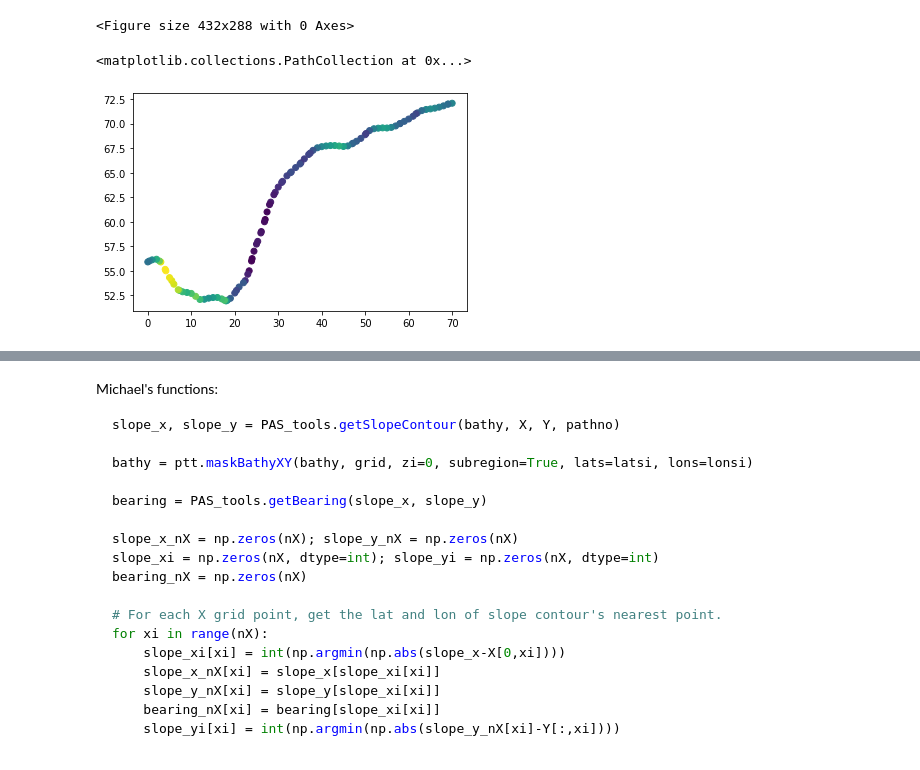
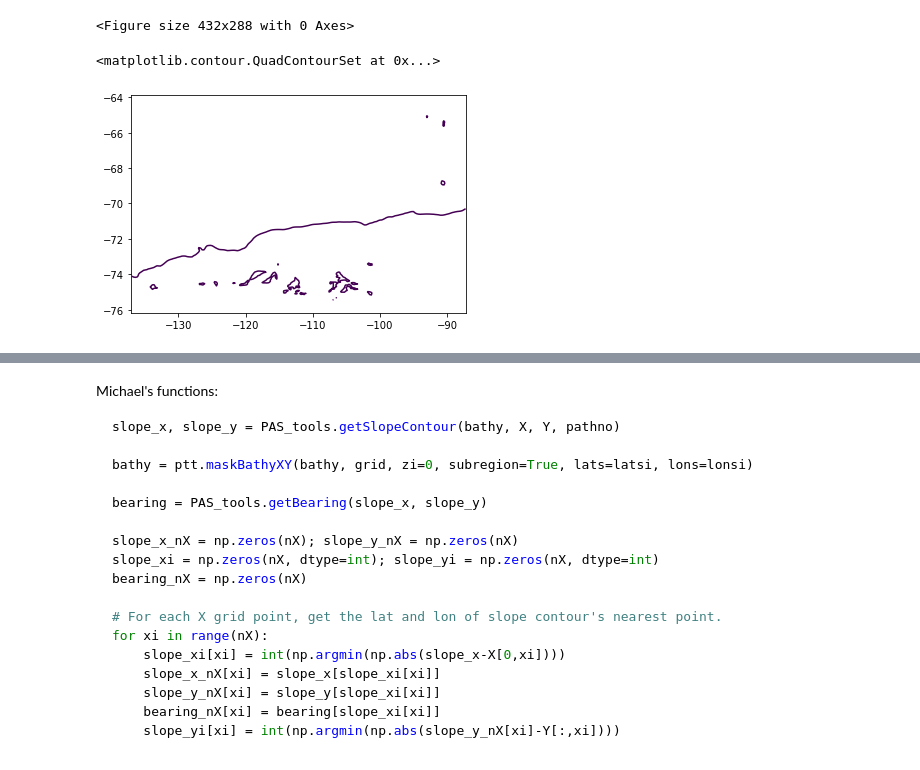
Before and after one commit to brogalla/analysis-birgal, a Jupyter notebook: nemo_config_setup/climate-experiments/ensemble-divergence.ipynb, the cells around one changed output, grey strips where cells are left out. Saved outputs shown, nothing was run; the diff lists cells and outputs as text; code cells hidden in the pictures.

```diff
--- a/nemo_config_setup/climate-experiments/ensemble-divergence.ipynb
+++ b/nemo_config_setup/climate-experiments/ensemble-divergence.ipynb
@@ -147,6 +138,7 @@ def getIndexFromDepth(self, depths):
 # %%
-nemo_sub = nemo_domcfg.copy().isel(x=slice(645,716), y=slice(200,300))
-slope_x, slope_y = getSlopeContour(nemo_sub.bathy_metry, nemo_sub.x, nemo_sub.y, 0)
+nemo_domcfg = xr.open_dataset(f'{base_dir}bathymetry/domain_cfg-20240305.nc').squeeze()
+nemo_sub = nemo_domcfg.copy().isel(x=slice(600,800), y=slice(200,350))
+slope_x, slope_y = get_slope_contour(nemo_sub.bathy_metry, nemo_sub.nav_lon, nemo_sub.nav_lat, 0)
 # %% [output]
 <Figure size 432x288 with 0 Axes>
 # %%
@@ -154,5 +146,5 @@ bearing = getBearing(slope_x, slope_y)
-# %%
-plt.scatter(slope_x, slope_y, c=bearing)
-# %% [output]
-<matplotlib.collections.PathCollection at 0x...>
-[figure, removed]
+# %%
+plt.contour(nemo_sub.nav_lon, nemo_sub.nav_lat, nemo_sub.bathy_metry, levels=[1000])
+# %% [output]
+<matplotlib.contour.QuadContourSet at 0x...>
+[figure, added]
```
Also changed, not shown: parts of 17 cells of this notebook.
